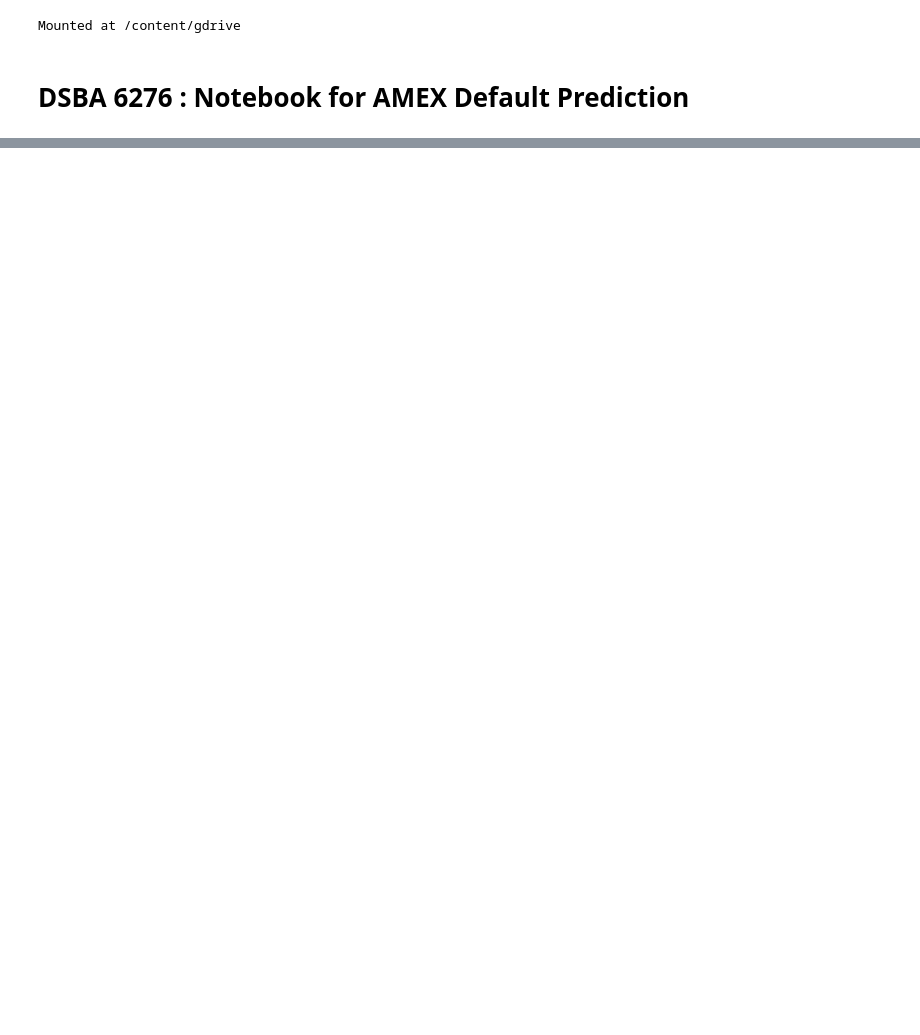
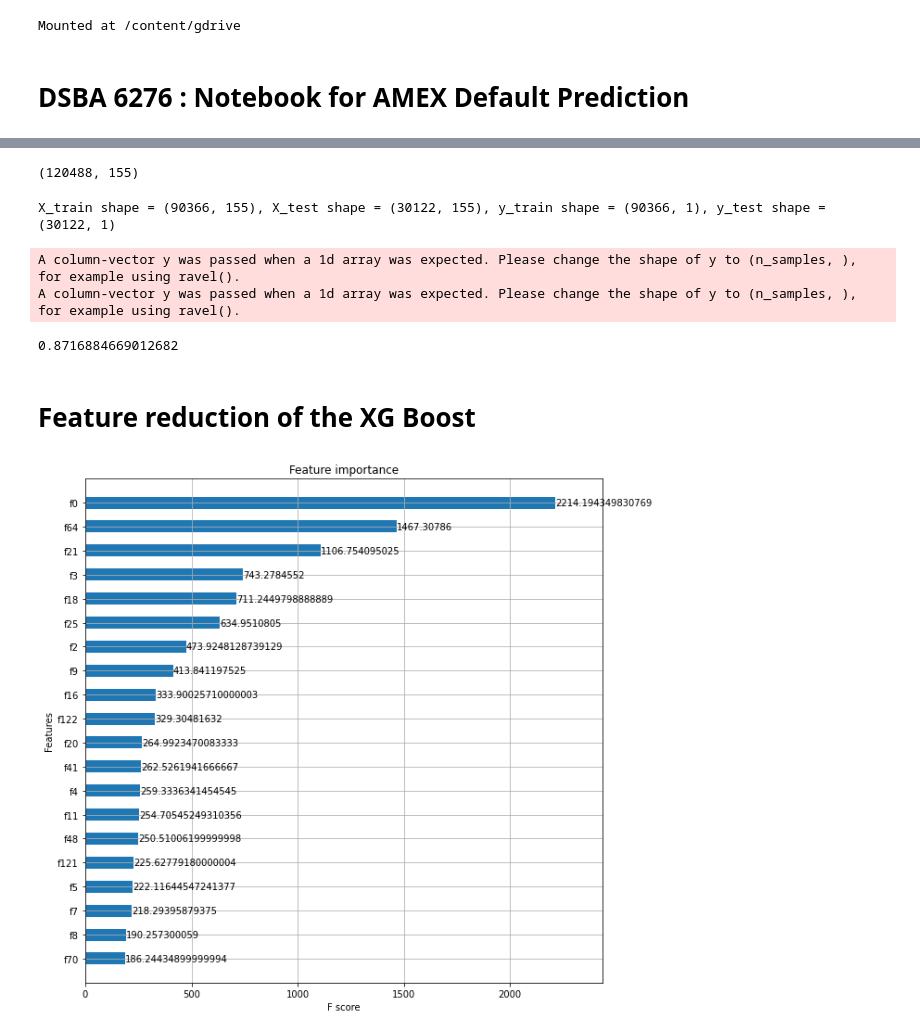
Before and after one commit to joeburns91/DSBA_6276_Project, a Jupyter notebook: all_vs_last_statement_jb_edited.ipynb, the cells around one changed output, grey strips where cells are left out. Drawn from its saved outputs; the diff is of its cells as text; code cells hidden in the pictures; blank space fills up the shorter version.

Commit message:
added XGBoost and SHAP feature importance; feature reduction ongoing

```diff
--- a/all_vs_last_statement_jb_edited.ipynb
+++ b/all_vs_last_statement_jb_edited.ipynb
@@ -29,0 +116,14 @@ fatal: could not read Username for 'https://github.com': No such device or addre
+# %%
+# Defining the categorical imputation and one-hot encoder for categorical variables.
+categorical_pipeline = Pipeline(
+    steps=[
+        ("impute", SimpleImputer(strategy="most_frequent"))
+        # ("oh-encode", OneHotEncoder(handle_unknown="ignore", sparse=False)), #Commented out because the categorical variables won't play nice with dummies between test/train. Retry when we do a full train model. Can impute values on test_data.csv if necessary.
+    ]
+)
+
+# defining the numerical imputation and standard scaler for numerical variables.
+numeric_pipeline = Pipeline(
+    steps=[("impute", SimpleImputer(strategy="mean")),
+           ("scale", StandardScaler())]
+)
@@ -29,0 +253,14 @@ fatal: could not read Username for 'https://github.com': No such device or addre
+# %%
+# Prep the dataframe
+X_processed, y_processed, cols_list = prep_df(df, target='target', target_to_drop='last_statement_target')
+# %% [output]
+(120488, 155)
+# %%
+# Prepare the test/train split
+X_train, X_test, y_train, y_test = train_test_split(
+    X_processed, y_processed, stratify=y_processed, random_state=rand_state
+)
+# %%
+print(f'X_train shape = {X_train.shape}, X_test shape = {X_test.shape}, y_train shape = {y_train.shape}, y_test shape = {y_test.shape}')
+# %% [output]
+X_train shape = (90366, 155), X_test shape = (30122, 155), y_train shape = (90366, 1), y_test shape = (30122, 1)
@@ -29,0 +269,31 @@ fatal: could not read Username for 'https://github.com': No such device or addre
+# %%
+# Run the model
+
+# Init classifier
+xgb_cl = xgb.XGBClassifier()
+
+# Fit
+xgb_cl.fit(X_train, y_train)
+
+# xgb_cl.feature_names = cols_list
+# Predict
+preds = xgb_cl.predict(X_test)
+#proba = xgb_cl.predict_proba(X_test)
+
+# Score
+accuracy_score(y_test, preds)
+# %% [output]
+A column-vector y was passed when a 1d array was expected. Please change the shape of y to (n_samples, ), for example using ravel().
+A column-vector y was passed when a 1d array was expected. Please change the shape of y to (n_samples, ), for example using ravel().
+0.8716884669012682
+# %% [markdown]
+# Feature reduction of the XG Boost
+# %%
+# Feature selection
+# plot_importance provides the F-score of each feature
+# https://www.kaggle.com/code/shahules/xgboost-feature-selection-dsbowl
+import matplotlib.pyplot as plt
+fig, ax = plt.subplots(figsize=(10,10))
+xgb_plot_importance = xgb.plot_importance(xgb_cl, max_num_features=20, height=0.5, ax=ax,importance_type='gain')
+# %% [output]
+[figure, added]
```
Also changed, not shown: parts of 19 cells of this notebook.
